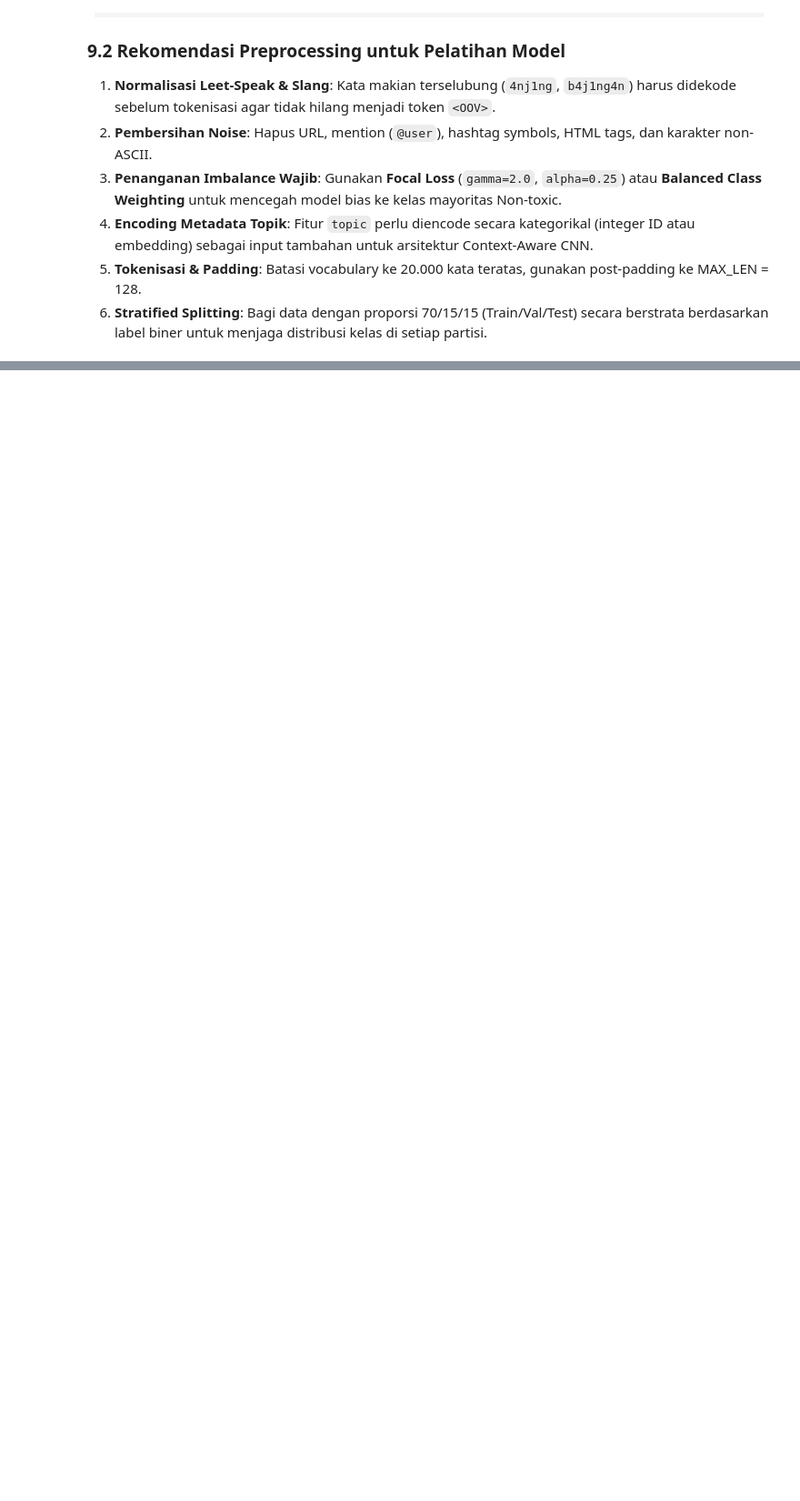
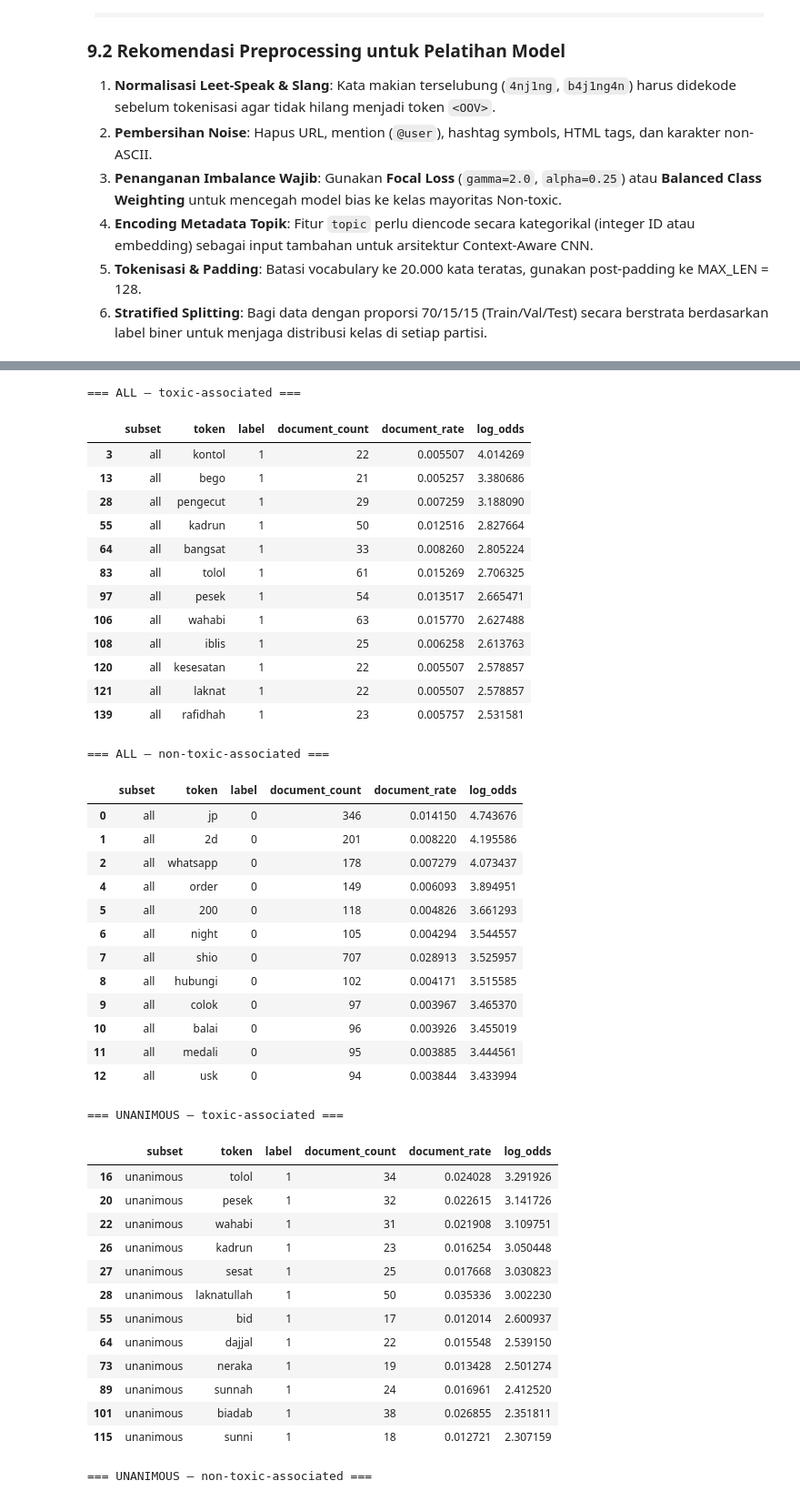
Before and after one commit to Josshua-DSA/Vox, a Jupyter notebook: notebooks/01_eda.ipynb, the cells around one changed output, grey strips where cells are left out. Shown at 91% size. Cells and saved outputs as stored; diff of their text form; code cells hidden in the pictures; blank space fills up the shorter version.

```diff
--- a/notebooks/01_eda.ipynb
+++ b/notebooks/01_eda.ipynb
@@ -628,0 +804,58 @@ plt.show()
+# %%
+from scripts.run_eda_wave2 import expand_topic_membership, top_toxic_terms
+
+wave2_frame = wave1_frame.copy(deep=True)
+wave2_lexical = {
+    subset: eda.lexical_log_odds(wave2_frame, subset=subset, min_count=20)
+    for subset in ("all", "unanimous", "borderline")
+}
+
+for subset, table in wave2_lexical.items():
+    print(f"=== {subset.upper()} — toxic-associated ===")
+    display(table.loc[table["label"] == 1].nlargest(12, "log_odds"))
+    print(f"=== {subset.upper()} — non-toxic-associated ===")
+    display(table.loc[table["label"] == 0].nlargest(12, "log_odds"))
+# %% [output]
+=== ALL — toxic-associated ===
+|  | subset | token | label | document_count | document_rate | log_odds |
+| 3 | all | kontol | 1 | 22 | 0.005507 | 4.014269 |
+| 13 | all | bego | 1 | 21 | 0.005257 | 3.380686 |
+| 28 | all | pengecut | 1 | 29 | 0.007259 | 3.188090 |
+| 55 | all | kadrun | 1 | 50 | 0.012516 | 2.827664 |
+| 64 | all | bangsat | 1 | 33 | 0.008260 | 2.805224 |
+| 83 | all | tolol | 1 | 61 | 0.015269 | 2.706325 |
+| 97 | all | pesek | 1 | 54 | 0.013517 | 2.665471 |
+| 106 | all | wahabi | 1 | 63 | 0.015770 | 2.627488 |
+| 108 | all | iblis | 1 | 25 | 0.006258 | 2.613763 |
+| 120 | all | kesesatan | 1 | 22 | 0.005507 | 2.578857 |
+| 121 | all | laknat | 1 | 22 | 0.005507 | 2.578857 |
+| 139 | all | rafidhah | 1 | 23 | 0.005757 | 2.531581 |
+=== ALL — non-toxic-associated ===
+|  | subset | token | label | document_count | document_rate | log_odds |
+| 0 | all | jp | 0 | 346 | 0.014150 | 4.743676 |
+| 1 | all | 2d | 0 | 201 | 0.008220 | 4.195586 |
+| 2 | all | whatsapp | 0 | 178 | 0.007279 | 4.073437 |
+| 4 | all | order | 0 | 149 | 0.006093 | 3.894951 |
+| 5 | all | 200 | 0 | 118 | 0.004826 | 3.661293 |
+| 6 | all | night | 0 | 105 | 0.004294 | 3.544557 |
+| 7 | all | shio | 0 | 707 | 0.028913 | 3.525957 |
+| 8 | all | hubungi | 0 | 102 | 0.004171 | 3.515585 |
+| 9 | all | colok | 0 | 97 | 0.003967 | 3.465370 |
+| 10 | all | balai | 0 | 96 | 0.003926 | 3.455019 |
+| 11 | all | medali | 0 | 95 | 0.003885 | 3.444561 |
+| 12 | all | usk | 0 | 94 | 0.003844 | 3.433994 |
+=== UNANIMOUS — toxic-associated ===
+|  | subset | token | label | document_count | document_rate | log_odds |
+| 16 | unanimous | tolol | 1 | 34 | 0.024028 | 3.291926 |
+| 20 | unanimous | pesek | 1 | 32 | 0.022615 | 3.141726 |
+| 22 | unanimous | wahabi | 1 | 31 | 0.021908 | 3.109751 |
+| 26 | unanimous | kadrun | 1 | 23 | 0.016254 | 3.050448 |
+| 27 | unanimous | sesat | 1 | 25 | 0.017668 | 3.030823 |
+| 28 | unanimous | laknatullah | 1 | 50 | 0.035336 | 3.002230 |
+| 55 | unanimous | bid | 1 | 17 | 0.012014 | 2.600937 |
+| 64 | unanimous | dajjal | 1 | 22 | 0.015548 | 2.539150 |
+| 73 | unanimous | neraka | 1 | 19 | 0.013428 | 2.501274 |
+| 89 | unanimous | sunnah | 1 | 24 | 0.016961 | 2.412520 |
+| 101 | unanimous | biadab | 1 | 38 | 0.026855 | 2.351811 |
+| 115 | unanimous | sunni | 1 | 18 | 0.012721 | 2.307159 |
+=== UNANIMOUS — non-toxic-associated ===
```
Also changed, not shown: parts of 19 cells of this notebook, 18 other files.
